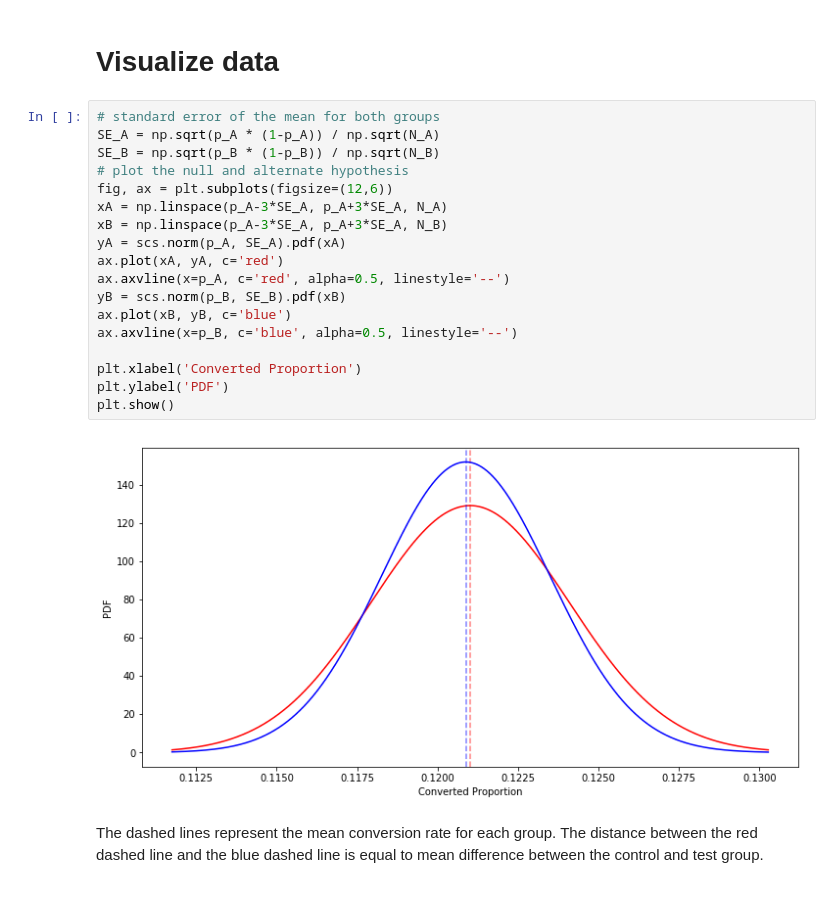
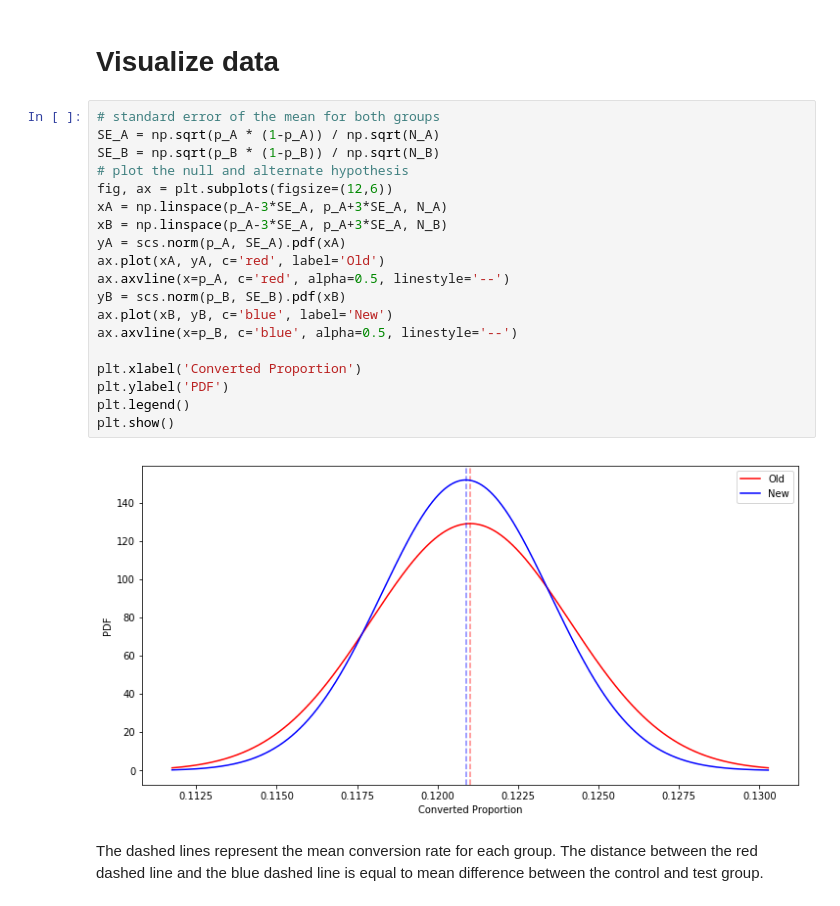
Before and after one commit to dlapchuk/Solid_test_task, a Jupyter notebook: Split test.ipynb, the cells around one changed output. Saved outputs shown, nothing was run; the diff lists cells and outputs as text.

Commit message:
Added chart.

```diff
--- a/Split test.ipynb
+++ b/Split test.ipynb
@@ -96,23 +96,24 @@ B_converted = frame[(frame['A/B']=='new')&(frame['Conversion']==1)].shape[0]
 # %%
 # standard error of the mean for both groups
 SE_A = np.sqrt(p_A * (1-p_A)) / np.sqrt(N_A)
 SE_B = np.sqrt(p_B * (1-p_B)) / np.sqrt(N_B)
 # plot the null and alternate hypothesis
 fig, ax = plt.subplots(figsize=(12,6))
 xA = np.linspace(p_A-3*SE_A, p_A+3*SE_A, N_A)
 xB = np.linspace(p_A-3*SE_A, p_A+3*SE_A, N_B)
 yA = scs.norm(p_A, SE_A).pdf(xA)
-ax.plot(xA, yA, c='red')
+ax.plot(xA, yA, c='red', label='Old')
 ax.axvline(x=p_A, c='red', alpha=0.5, linestyle='--')
 yB = scs.norm(p_B, SE_B).pdf(xB)
-ax.plot(xB, yB, c='blue')
+ax.plot(xB, yB, c='blue', label='New')
 ax.axvline(x=p_B, c='blue', alpha=0.5, linestyle='--')
 
 plt.xlabel('Converted Proportion')
 plt.ylabel('PDF')
+plt.legend()
 plt.show()
 # %% [output]
-[figure, old version]
+[figure, new version]
 # %% [markdown]
 The dashed lines represent the mean conversion rate for each group. The distance between the red dashed line and the blue dashed line is equal to mean difference between the control and test group.
 # %%
```
Also changed, not shown: parts of 6 cells of this notebook.
